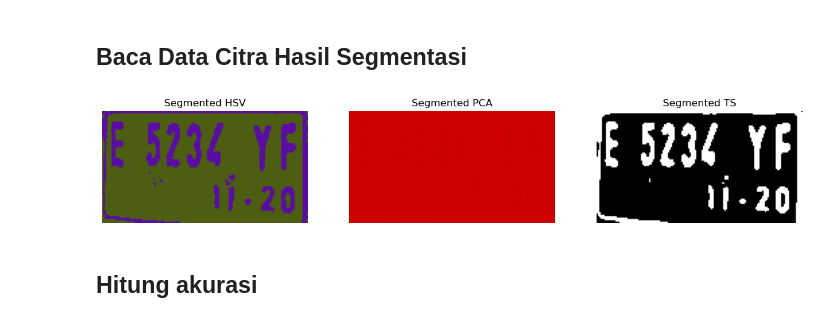
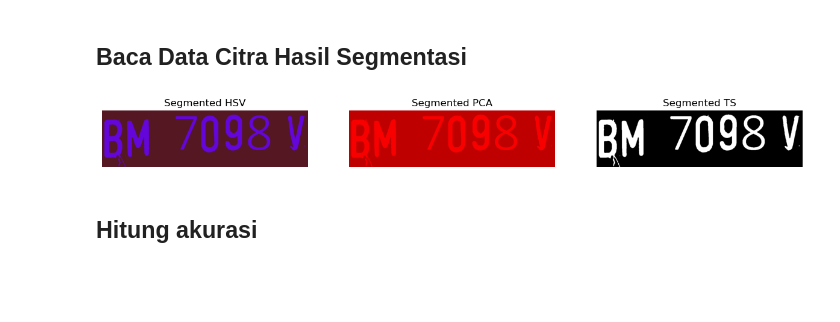
Before and after one commit to andidprastyo/UTS-ML, a Jupyter notebook: UTS_Bima/UTS_Machine Learning.ipynb, the cells around one changed output. Drawn from its saved outputs; the diff is of its cells as text; code cells hidden in the pictures; blank space fills up the shorter version.

```diff
--- a/UTS_Bima/UTS_Machine Learning.ipynb
+++ b/UTS_Bima/UTS_Machine Learning.ipynb
@@ -202,35 +202,35 @@ def calculate_levenshtein_distance(ground_truth, recognized_text):
 ## Baca Data Citra Hasil Segmentasi
 # %%
 # Indeks citra yang akan dievaluasi
-index_to_evaluate = 2
+index_to_evaluate = 1
 
 # Melakukan OCR untuk mengenali karakter
 recognized_text1 = pytesseract.image_to_string(segmented_images_hsv[index_to_evaluate], lang='eng')
 recognized_text2 = pytesseract.image_to_string(segmented_images_pca[index_to_evaluate], lang='eng')
 
 # Mengonversi numpy.ndarray menjadi citra PIL
 segmented_image_ts_pil = Image.fromarray(segmented_images_ts[index_to_evaluate])
 # Kemudian, mengonversi citra PIL ke mode 'L' (grayscale)
 segmented_image_ts_pil = segmented_image_ts_pil.convert('L')
 # Selanjutnya, gunakan PyTesseract untuk mengenali teks pada citra
 recognized_text3 = pytesseract.image_to_string(segmented_image_ts_pil, lang='eng')
 
 # Definisikan citra-citra yang dievaluasi
 images_to_display = [segmented_images_hsv[index_to_evaluate], segmented_images_pca[index_to_evaluate], segmented_images_ts[index_to_evaluate]]
 
 # Definisikan judul citra-citra yang akan ditampilkan
 titles = ["Segmented HSV", "Segmented PCA", "Segmented TS"]
 
 # Menampilkan citra-citra dengan judul yang sesuai
 fig, axes = plt.subplots(1, len(images_to_display), figsize=(15, 4))
 for i, (image, title) in enumerate(zip(images_to_display, titles)):
     axes[i].imshow(image, cmap='gray')
     axes[i].set_title(title)
     axes[i].axis('off')
 
 plt.show()
 # %% [output]
-[figure, old version]
+[figure, new version]
 # %% [markdown]
 ## Hitung akurasi
 # %%
```
Also changed, not shown: parts of 5 cells of this notebook, 12 other files.
